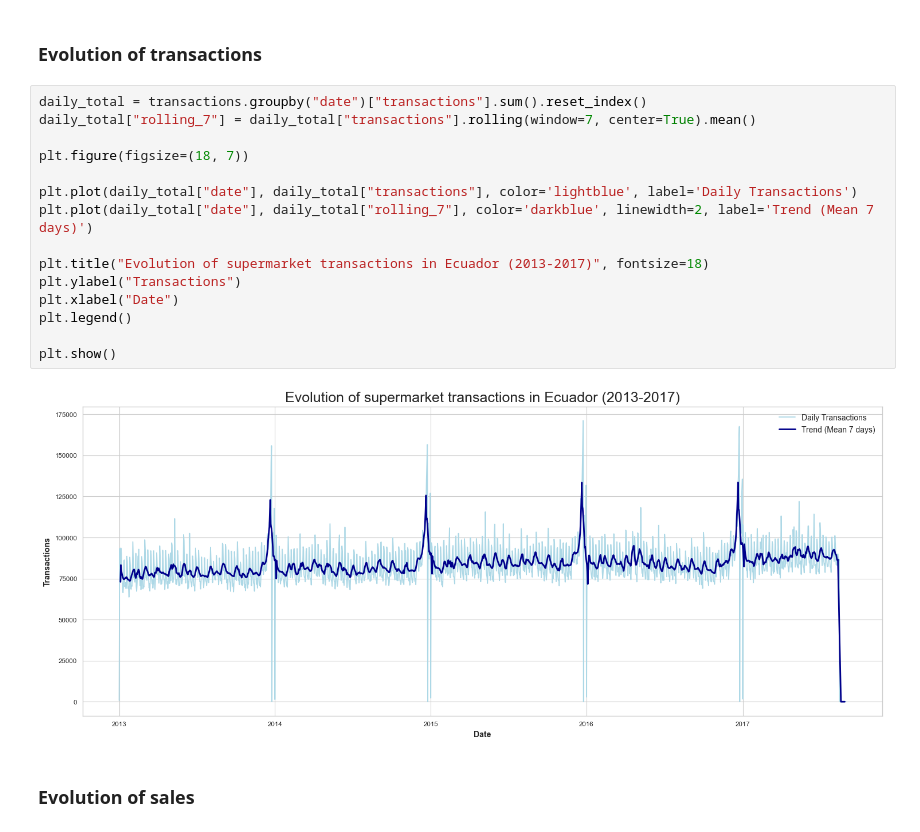
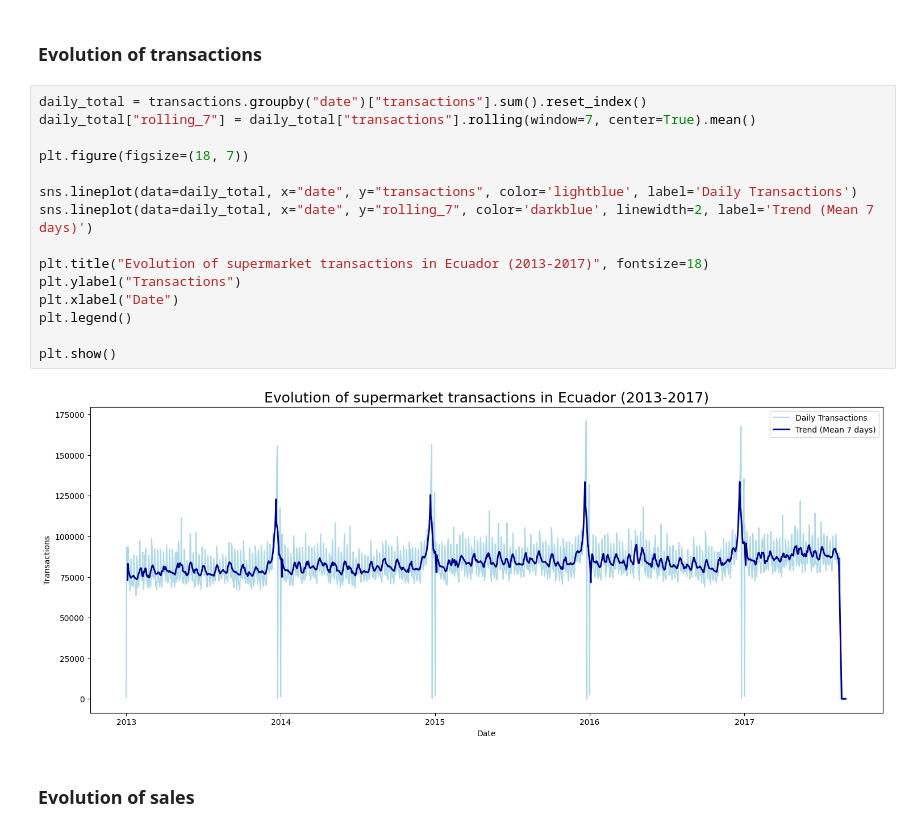
Before and after one commit to plss12/Store-Sales-TSF, a Jupyter notebook: TSF.ipynb, the cells around one changed output. Saved outputs shown, nothing was run; the diff lists cells and outputs as text.

```diff
--- a/TSF.ipynb
+++ b/TSF.ipynb
@@ -448,20 +451,20 @@ train[cols_festivos] = train[cols_festivos].fillna(0)
 # %%
 daily_total = transactions.groupby("date")["transactions"].sum().reset_index()
 daily_total["rolling_7"] = daily_total["transactions"].rolling(window=7, center=True).mean()
 
 plt.figure(figsize=(18, 7))
 
-plt.plot(daily_total["date"], daily_total["transactions"], color='lightblue', label='Daily Transactions')
-plt.plot(daily_total["date"], daily_total["rolling_7"], color='darkblue', linewidth=2, label='Trend (Mean 7 days)')
+sns.lineplot(data=daily_total, x="date", y="transactions", color='lightblue', label='Daily Transactions')
+sns.lineplot(data=daily_total, x="date", y="rolling_7", color='darkblue', linewidth=2, label='Trend (Mean 7 days)')
 
 plt.title("Evolution of supermarket transactions in Ecuador (2013-2017)", fontsize=18)
 plt.ylabel("Transactions")
 plt.xlabel("Date")
 plt.legend()
 
 plt.show()
 # %% [output]
-[figure, old version]
+[figure, new version]
 # %% [markdown]
 ### Evolution of sales
 # %%
```
Also changed, not shown: parts of 22 cells of this notebook.
